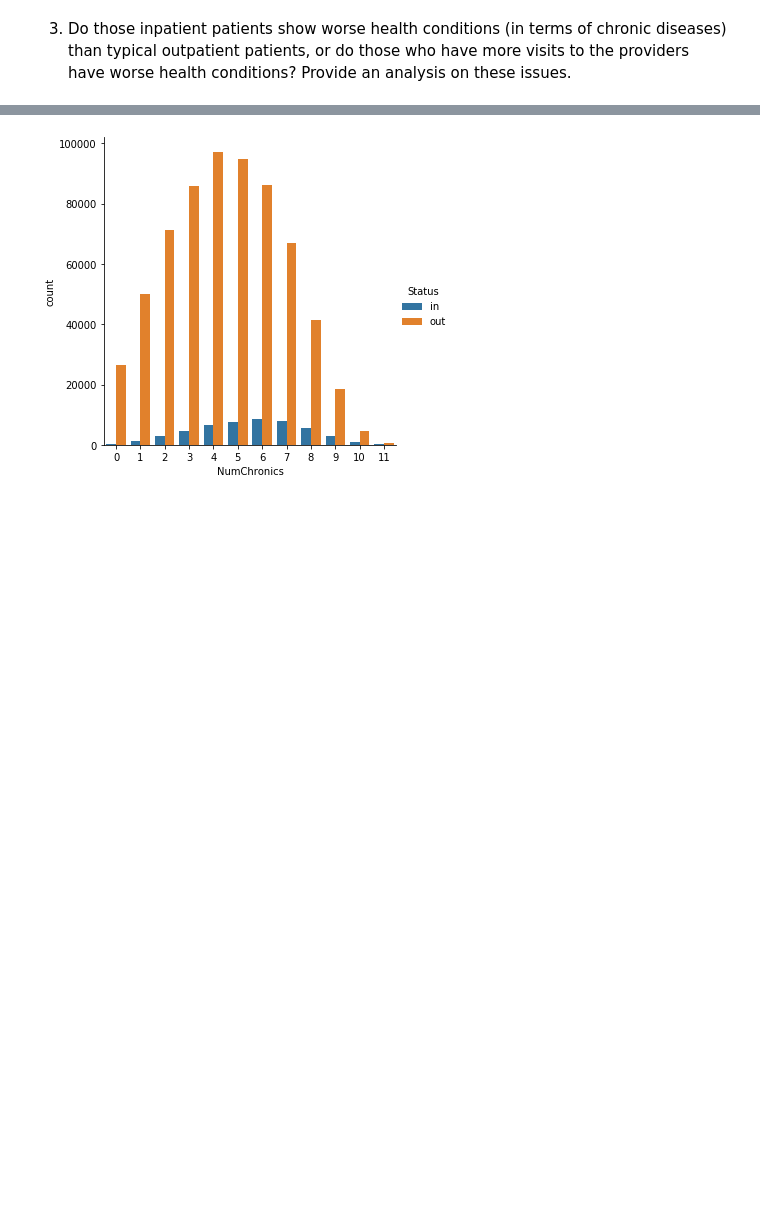
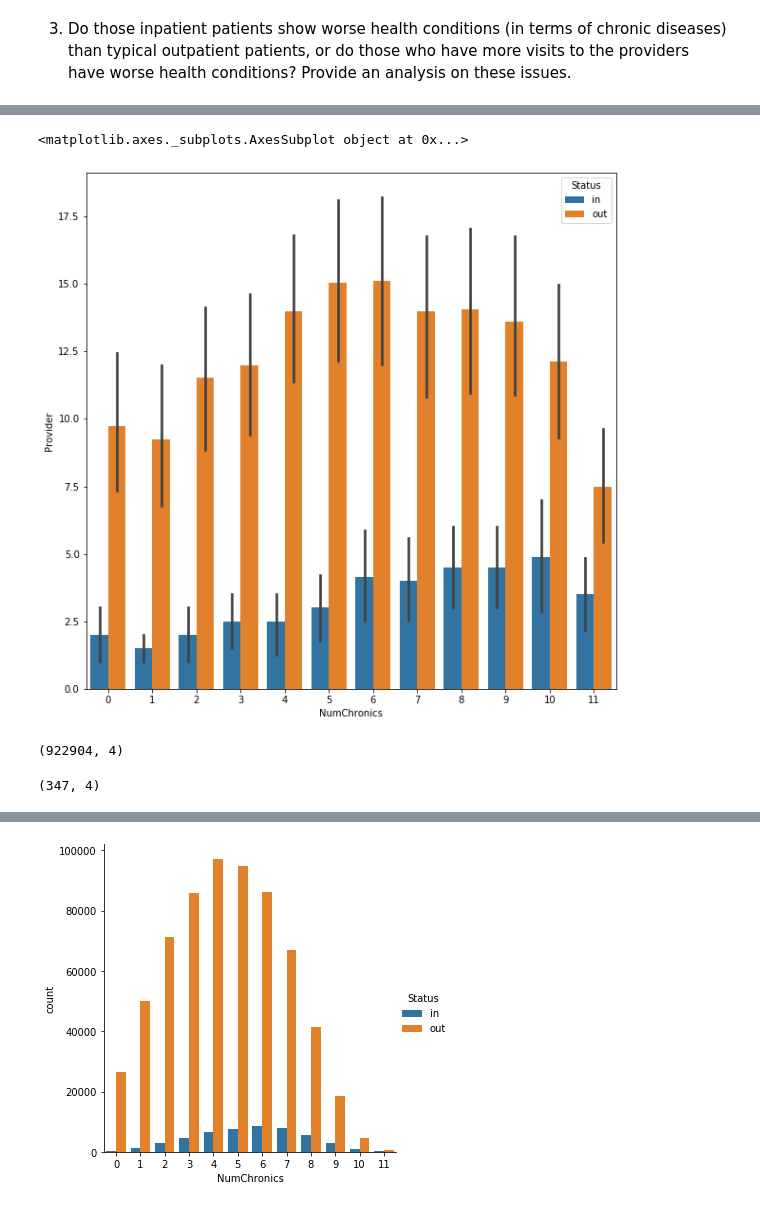
Before and after one commit to DebLeong/HealthCareCapstone, a Jupyter notebook: sam/EDA.ipynb, the cells around one changed output, grey strips where cells are left out. Cells and saved outputs as stored; diff of their text form; code cells hidden in the pictures; blank space fills up the shorter version.

```diff
--- a/sam/EDA.ipynb
+++ b/sam/EDA.ipynb
@@ -304,0 +535,20 @@ np.unique(train_docs[data.Status=='in'][['AttendingPhysician','OperatingPhysicia
+# %%
+fig, ax1 = plt.subplots(figsize=(10, 10))
+
+sns.barplot(hue='Status', x='NumChronics', y='Provider', data=visits_conds, ax=ax1)
+#sns.despine(fig)
+#ax.set_xticklabels(ax.get_xticklabels(), rotation=45, horizontalalignment='right');
+#ax.set(xlabel='Chronic Condition', ylabel='% of Total Claims');
+# %% [output]
+<matplotlib.axes._subplots.AxesSubplot object at 0x...>
+[figure, added]
+# %%
+bene_health = bene_visits.merge(data[['BeneID','NumChronics']], on='BeneID', how='left')
+bene_health.shape
+# %% [output]
+(922904, 4)
+# %%
+bene_health = bene_health.groupby(['Status','Provider','NumChronics']).count().reset_index()
+bene_health.shape
+# %% [output]
+(347, 4)
```
Also changed, not shown: parts of 38 cells of this notebook, 2 other files.
